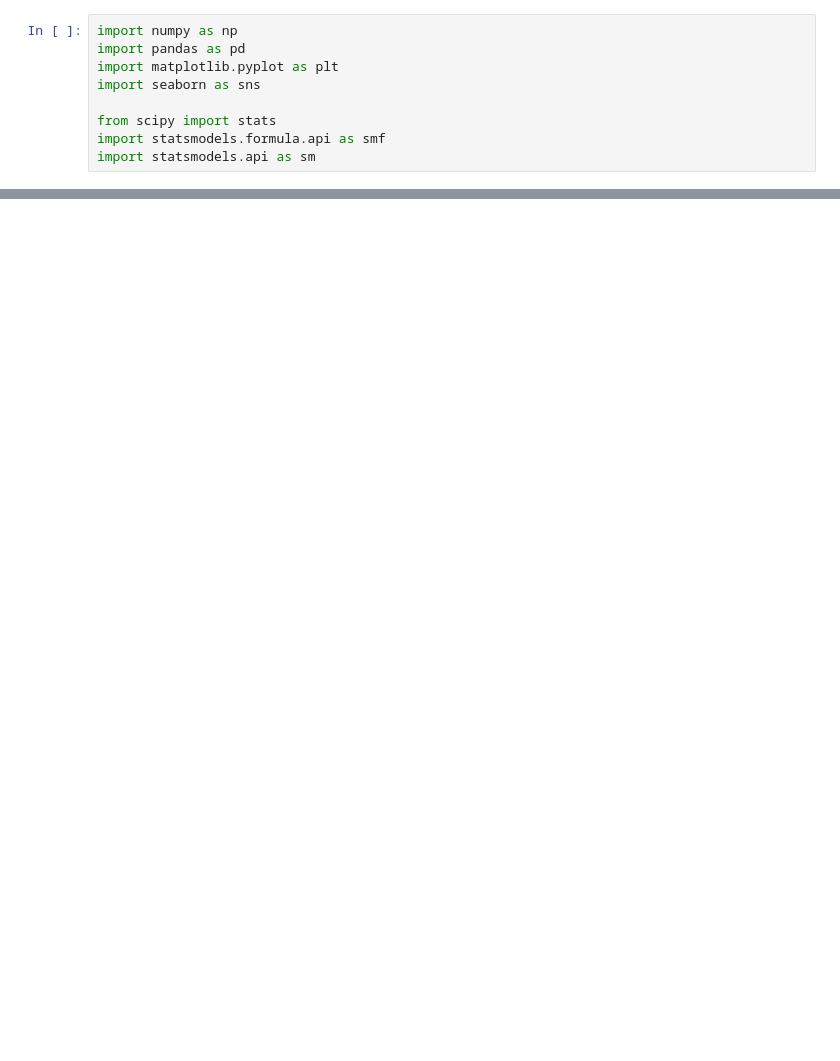
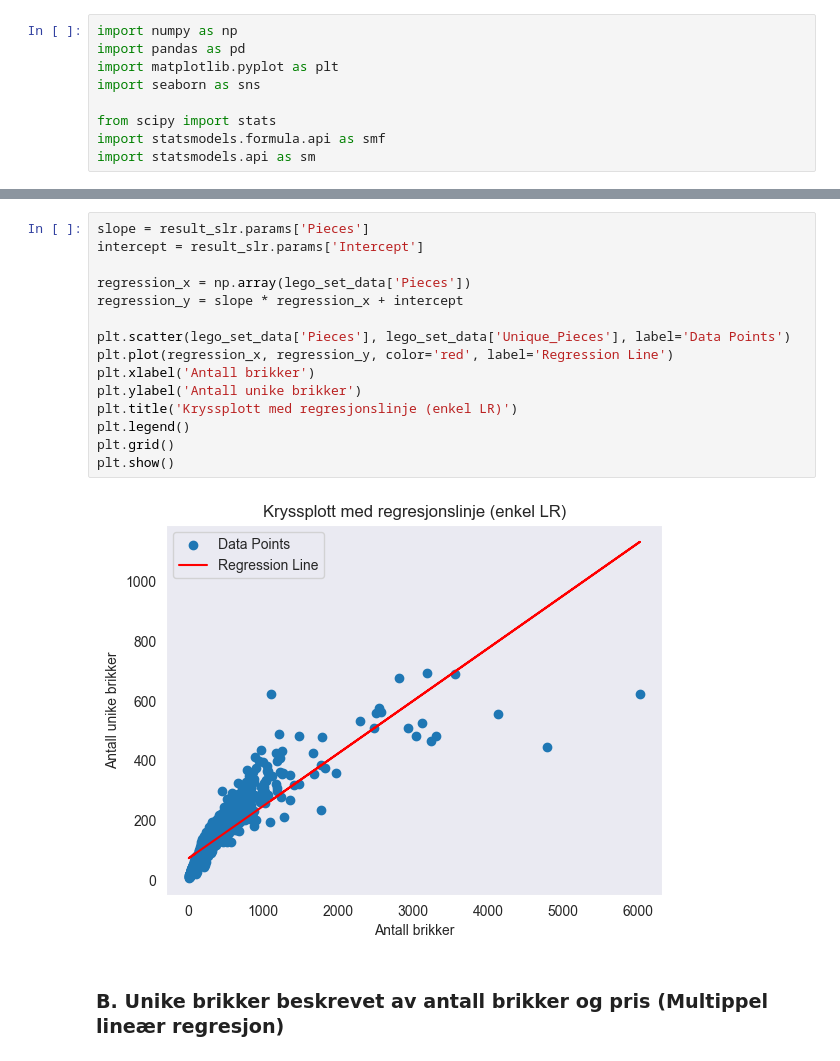
Before and after one commit to kludge7/ISTT1003-Statistikk, a Jupyter notebook: oppg1.ipynb, the cells around one changed output, grey strips where cells are left out. Saved outputs shown, nothing was run; the diff lists cells and outputs as text; blank space fills up the shorter version.

```diff
--- a/oppg1.ipynb
+++ b/oppg1.ipynb
@@ -491,0 +90,19 @@ lego_set_data.groupby(['cat', 'Theme']).size().reset_index(name ='Count')
+# %%
+slope = result_slr.params['Pieces']
+intercept = result_slr.params['Intercept']
+
+regression_x = np.array(lego_set_data['Pieces'])
+regression_y = slope * regression_x + intercept
+
+plt.scatter(lego_set_data['Pieces'], lego_set_data['Unique_Pieces'], label='Data Points')
+plt.plot(regression_x, regression_y, color='red', label='Regression Line')
+plt.xlabel('Antall brikker')
+plt.ylabel('Antall unike brikker')
+plt.title('Kryssplott med regresjonslinje (enkel LR)')
+plt.legend()
+plt.grid()
+plt.show()
+# %% [output]
+[figure, added]
+# %% [markdown]
+### B. Unike brikker beskrevet av antall brikker og pris (Multippel lineær regresjon)
```
Also changed, not shown: parts of 49 cells of this notebook, 1 other file.
